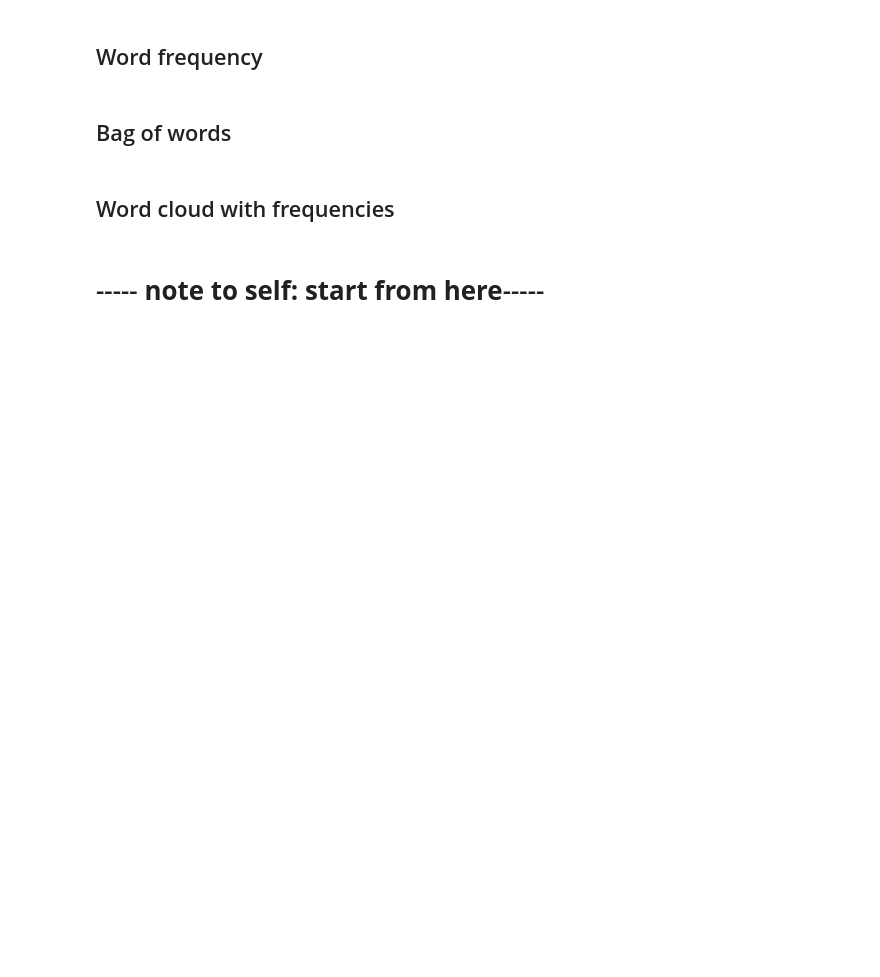
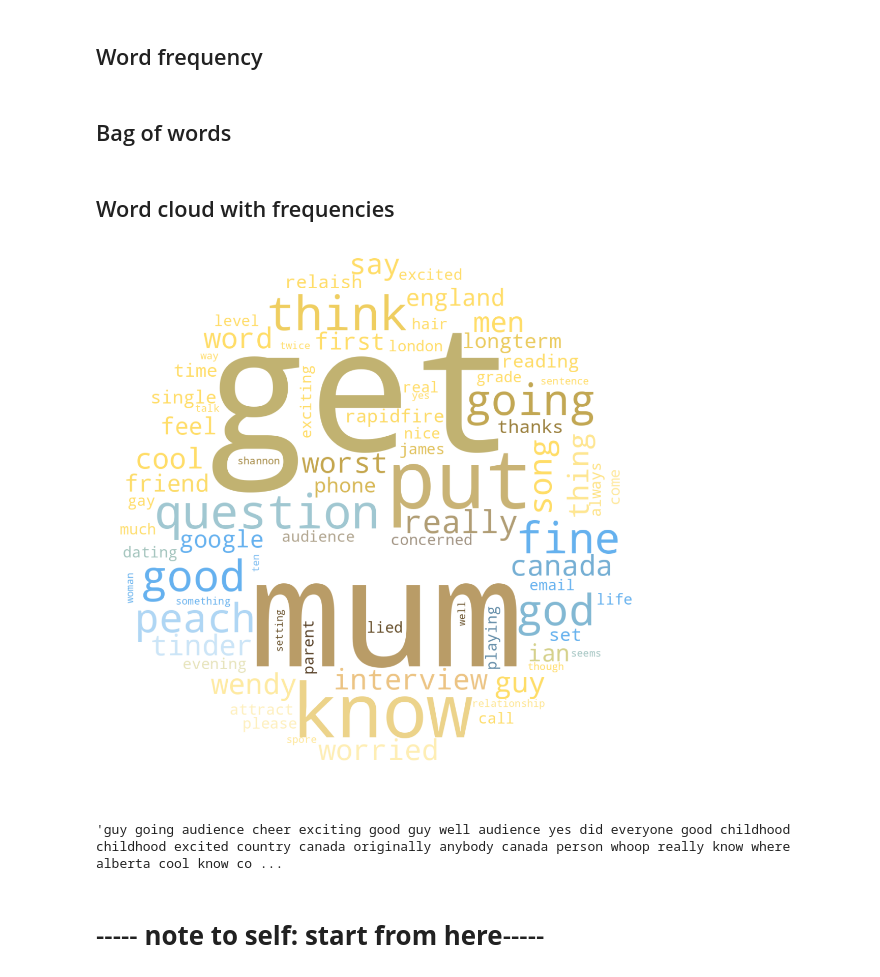
Before and after one commit to rmelbardis/ObjectivelyFunny, a Jupyter notebook: notebooks/yuqing_WordCloud_v3.ipynb, the cells around one changed output. Saved outputs shown, nothing was run; the diff lists cells and outputs as text; code cells hidden in the pictures; blank space fills up the shorter version.

```diff
--- a/notebooks/yuqing_WordCloud_v3.ipynb
+++ b/notebooks/yuqing_WordCloud_v3.ipynb
@@ -269,12 +282,0 @@ def dict_bow(df):
-# %%
-def plot_some_cloud(index, mask):
-    t = clean_df['full_transcript_clean'][index]
-    if type(t)!=str:
-        t = t.astype(str)
-        vectorizer = CountVectorizer(min_df = 0.4, max_df = 0.8, ngram_range=(1,2), max_features=80)
-    else:
-        vectorizer = CountVectorizer(max_features=80)
-    X = vectorizer.fit_transform(t)
-    temp_dict = dict_bow(pd.DataFrame(X.toarray(),columns = vectorizer.get_feature_names_out()))
-    word_cloud = make_word_cloud(wc, dict_5)
-    plot_cloud(word_cloud, mask)
@@ -282,0 +294,13 @@ plot_some_cloud(emoji_mask)
+# %%
+def plot_some_cloud(index, mask):
+    t = clean_df['full_transcript_clean'][index]
+    if type(t)!=str:
+        t = t.astype(str)
+        vectorizer = CountVectorizer(min_df = 0.4, max_df = 0.8, ngram_range=(1,2), max_features=80)
+    else:
+        t = pd.Series(t)
+        vectorizer = CountVectorizer(max_features=80)
+    X = vectorizer.fit_transform(t)
+    temp_dict = dict_bow(pd.DataFrame(X.toarray(),columns = vectorizer.get_feature_names_out()))
+    word_cloud = make_word_cloud(wc, temp_dict)
+    plot_cloud(word_cloud, mask)
@@ -283,3 +316,7 @@ plot_some_cloud(emoji_mask)
+# %%
+plot_some_cloud(360, emoji_mask)
+# %% [output]
+[figure, added]
 # %%
 # fifith bow
 
@@ -298,4 +335,6 @@ df[df['artist'] == 'George Carlin'].index
 # %%
 df[df['artist'] == 'Mae Martin'].index[0]
 # %%
-temp_series.iloc[360]
+clean_df['full_transcript_clean'][360]
+# %% [output]
+'guy going audience cheer exciting good guy well audience yes did everyone good childhood childhood excited country canada originally anybody canada person whoop really know where alberta cool know co ...
```
Also changed, not shown: parts of 8 cells of this notebook.
